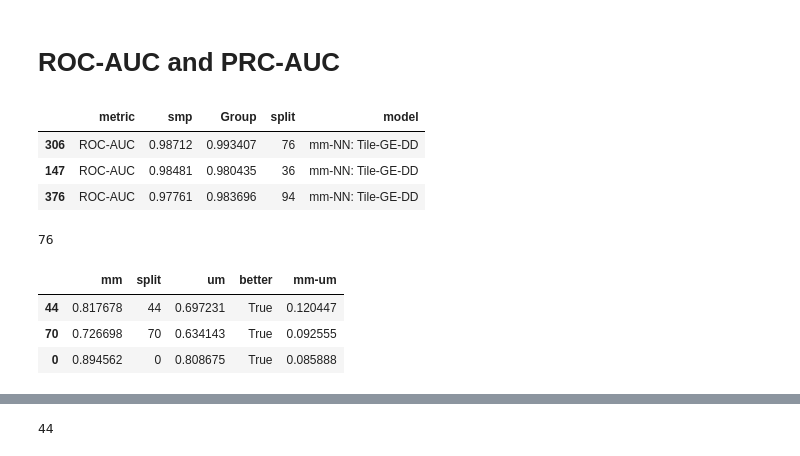
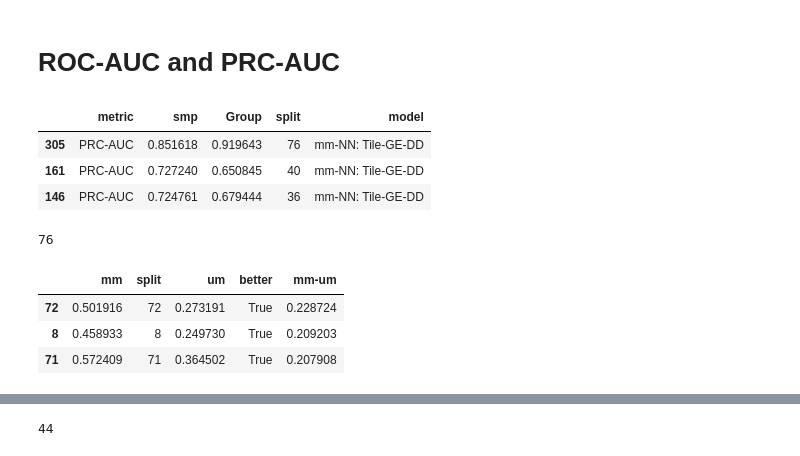
Before and after one commit to adpartin/pdx-histo, a Jupyter notebook: nbs/post-processing.ipynb, the cells around one changed output, grey strips where cells are left out. Drawn from its saved outputs; the diff is of its cells as text; code cells hidden in the pictures.

```diff
--- a/nbs/post-processing.ipynb
+++ b/nbs/post-processing.ipynb
@@ -424,19 +426,21 @@ def calc_ap(y_true, y_pred):
     print("weighted: {:.10f} ".format(metrics.average_precision_score(y_true, y_pred, average='weighted')))
     print("samples: {:.10f} ".format(metrics.average_precision_score(y_true, y_pred, average='samples')))
 # %%
-met = "ROC-AUC"
+# met = "ROC-AUC"
+met = "PRC-AUC"
+
 model = "mm-NN: Tile-GE-DD"
 agg_by = "smp"
 jj = all_scores[(all_scores["metric"]==met) & (all_scores["model"]==model)].sort_values(agg_by, ascending=False)
 display(jj[:3])
 
 split = jj.iloc[0]["split"]
 print(split)
 # %% [output]
 |  | metric | smp | Group | split | model |
-| 306 | ROC-AUC | 0.98712 | 0.993407 | 76 | mm-NN: Tile-GE-DD |
-| 147 | ROC-AUC | 0.98481 | 0.980435 | 36 | mm-NN: Tile-GE-DD |
-| 376 | ROC-AUC | 0.97761 | 0.983696 | 94 | mm-NN: Tile-GE-DD |
+| 305 | PRC-AUC | 0.851618 | 0.919643 | 76 | mm-NN: Tile-GE-DD |
+| 161 | PRC-AUC | 0.727240 | 0.650845 | 40 | mm-NN: Tile-GE-DD |
+| 146 | PRC-AUC | 0.724761 | 0.679444 | 36 | mm-NN: Tile-GE-DD |
 76
 # %%
 # Find split where mm is better the largest margin
@@ -450,6 +454,6 @@ jj = jj.sort_values(["mm-um", "mm"], ascending=False)
 jj[:3]
 # %% [output]
 |  | mm | split | um | better | mm-um |
-| 44 | 0.817678 | 44 | 0.697231 | True | 0.120447 |
-| 70 | 0.726698 | 70 | 0.634143 | True | 0.092555 |
-| 0 | 0.894562 | 0 | 0.808675 | True | 0.085888 |
+| 72 | 0.501916 | 72 | 0.273191 | True | 0.228724 |
+| 8 | 0.458933 | 8 | 0.249730 | True | 0.209203 |
+| 71 | 0.572409 | 71 | 0.364502 | True | 0.207908 |
```
Also changed, not shown: parts of 9 cells of this notebook.
